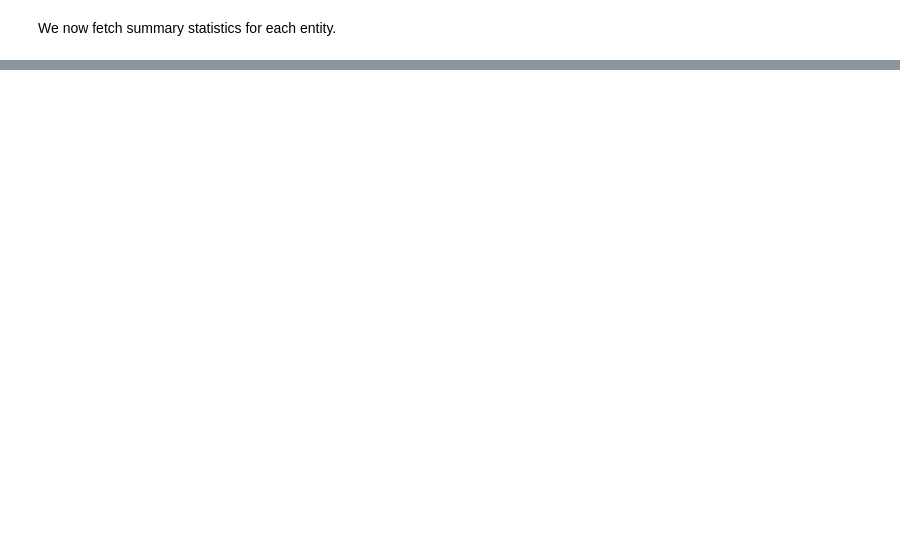
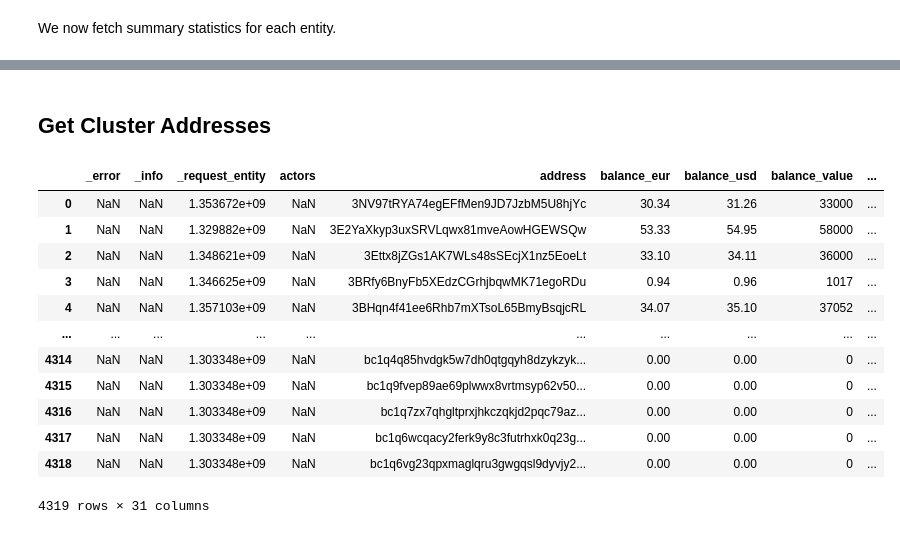
Before and after one commit to iknaio/iknaio-api-tutorial, a Jupyter notebook: standalone/05_alice_dwm2.ipynb, the cells around one changed output, grey strips where cells are left out. Saved outputs shown, nothing was run; the diff lists cells and outputs as text; code cells hidden in the pictures; blank space fills up the shorter version.

```diff
--- a/standalone/05_alice_dwm2.ipynb
+++ b/standalone/05_alice_dwm2.ipynb
@@ -257,0 +287,30 @@ Activity period of the cluster addresses were: 2014-08-09 23:48:57 to 2025-01-12
+# %% [markdown]
+## Get Cluster Addresses
+# %%
+with graphsense.ApiClient(configuration) as clnt:
+  blkapi = bulk_api.BulkApi(api_client)
+  rcsv = blkapi.bulk_csv(
+                                 CURRENCY,
+                                 operation = "list_entity_addresses",
+                                 body={
+                                     'entity': used_addresses['entity'].drop_duplicates().to_list()
+                                     },
+                                 num_pages=1,
+                                 _preload_content=False
+                                 )
+  addresses_cluster = pd.read_csv(rcsv)
+addresses_cluster
+# %% [output]
+|  | _error | _info | _request_entity | actors | address | balance_eur | balance_usd | balance_value | ... |
+| 0 | NaN | NaN | 1.353672e+09 | NaN | 3NV97tRYA74egEFfMen9JD7JzbM5U8hjYc | 30.34 | 31.26 | 33000 | ... |
+| 1 | NaN | NaN | 1.329882e+09 | NaN | 3E2YaXkyp3uxSRVLqwx81mveAowHGEWSQw | 53.33 | 54.95 | 58000 | ... |
+| 2 | NaN | NaN | 1.348621e+09 | NaN | 3Ettx8jZGs1AK7WLs48sSEcjX1nz5EoeLt | 33.10 | 34.11 | 36000 | ... |
+| 3 | NaN | NaN | 1.346625e+09 | NaN | 3BRfy6BnyFb5XEdzCGrhjbqwMK71egoRDu | 0.94 | 0.96 | 1017 | ... |
+| 4 | NaN | NaN | 1.357103e+09 | NaN | 3BHqn4f41ee6Rhb7mXTsoL65BmyBsqjcRL | 34.07 | 35.10 | 37052 | ... |
+| ... | ... | ... | ... | ... | ... | ... | ... | ... | ... |
+| 4314 | NaN | NaN | 1.303348e+09 | NaN | bc1q4q85hvdgk5w7dh0qtgqyh8dzykzyk... | 0.00 | 0.00 | 0 | ... |
+| 4315 | NaN | NaN | 1.303348e+09 | NaN | bc1q9fvep89ae69plwwx8vrtmsyp62v50... | 0.00 | 0.00 | 0 | ... |
+| 4316 | NaN | NaN | 1.303348e+09 | NaN | bc1q7zx7qhgltprxjhkczqkjd2pqc79az... | 0.00 | 0.00 | 0 | ... |
+| 4317 | NaN | NaN | 1.303348e+09 | NaN | bc1q6wcqacy2ferk9y8c3futrhxk0q23g... | 0.00 | 0.00 | 0 | ... |
+| 4318 | NaN | NaN | 1.303348e+09 | NaN | bc1q6vg23qpxmaglqru3gwgqsl9dyvjy2... | 0.00 | 0.00 | 0 | ... |
+4319 rows × 31 columns
```
Also changed, not shown: parts of 19 cells of this notebook, 1 other file.
